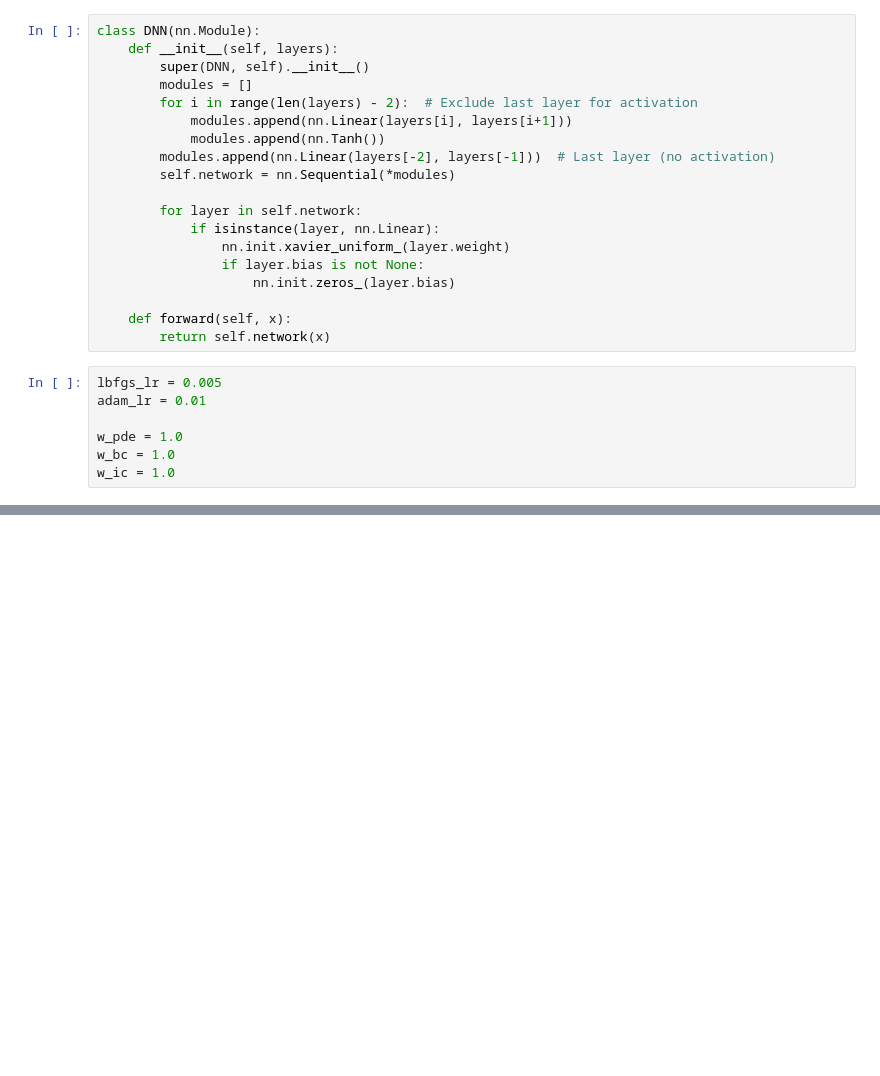
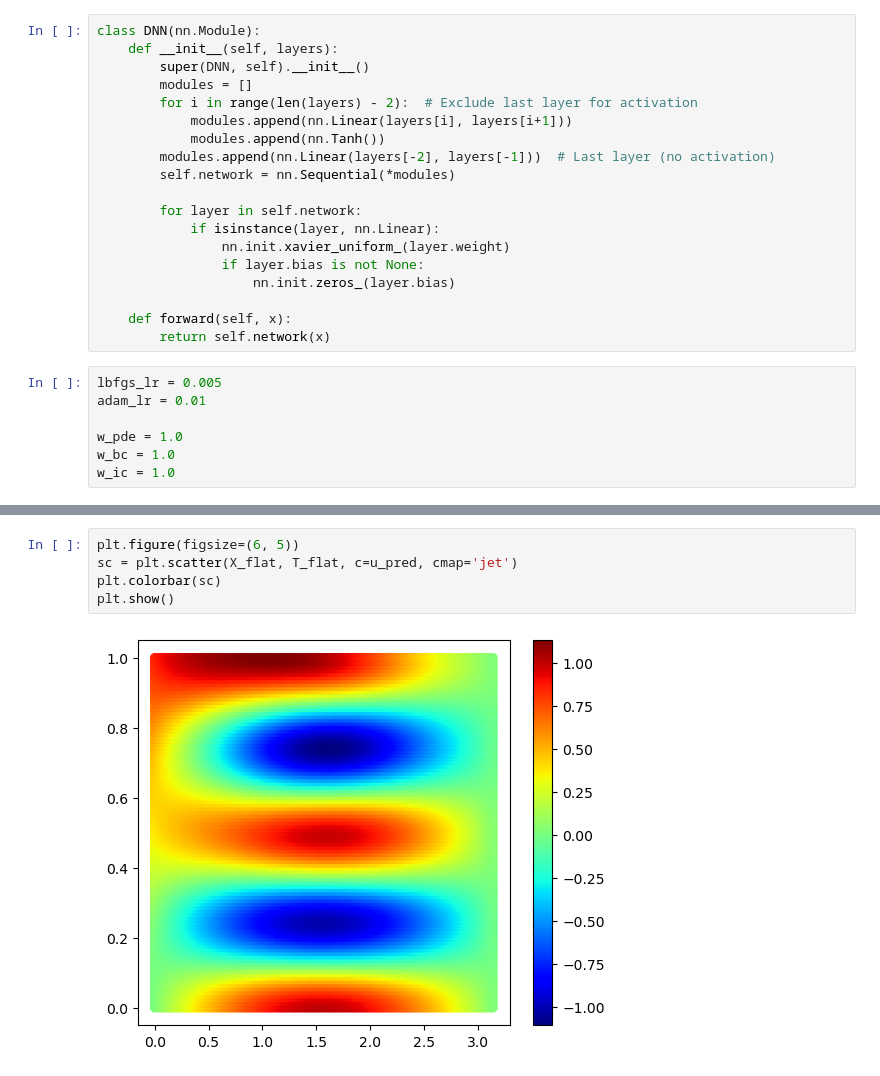
Before and after one commit to alleswe2k/PINNs, a Jupyter notebook: 1D_time_problem/time2.ipynb, the cells around one changed output, grey strips where cells are left out. Saved outputs shown, nothing was run; the diff lists cells and outputs as text; blank space fills up the shorter version.

```diff
--- a/1D_time_problem/time2.ipynb
+++ b/1D_time_problem/time2.ipynb
@@ -334,3 +270,10 @@ print(l2_error)
+# %%
+plt.figure(figsize=(6, 5))
+sc = plt.scatter(X_flat, T_flat, c=u_pred, cmap='jet')
+plt.colorbar(sc)
+plt.show()
+# %% [output]
+[figure, added]
 # %%
 
 plt.figure(figsize=(6, 5))
```
Also changed, not shown: parts of 20 cells of this notebook, 2 other files.
